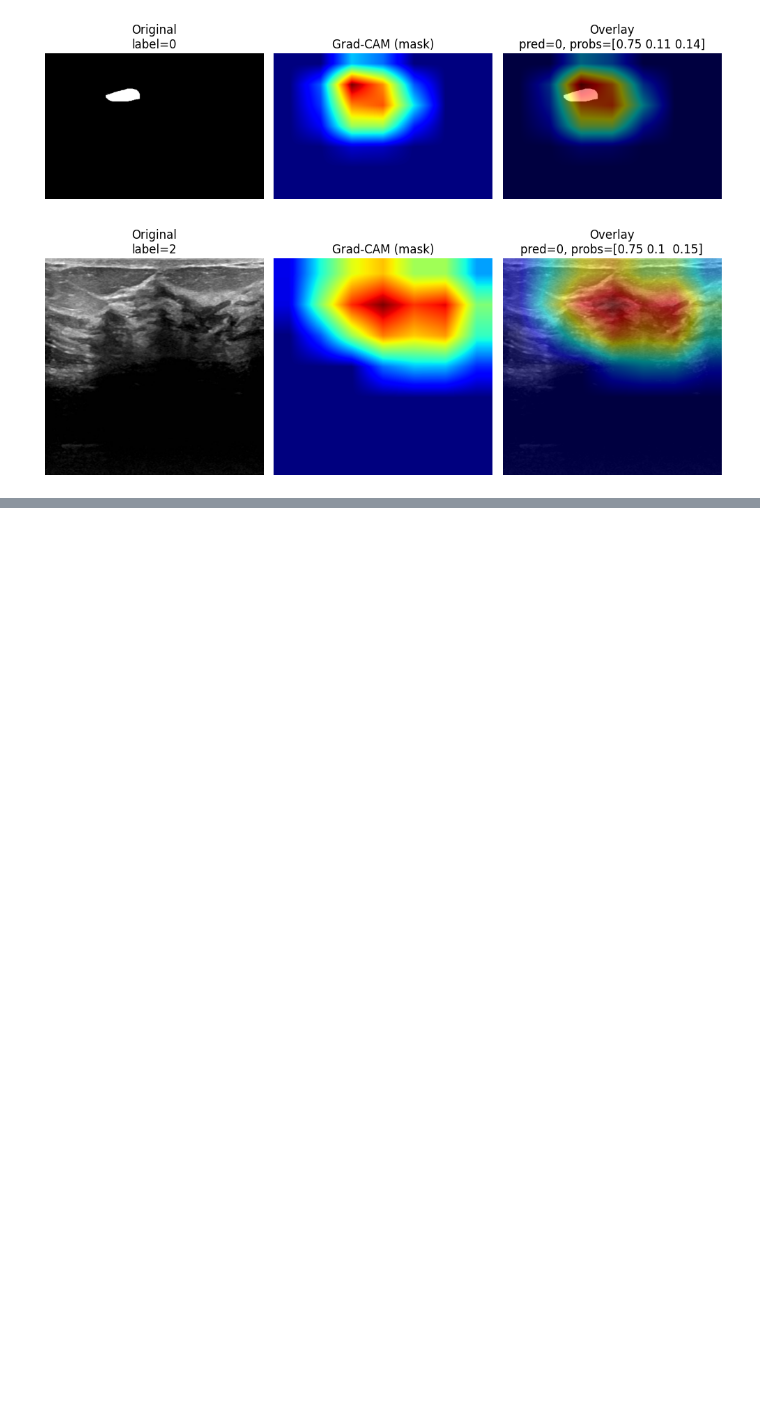
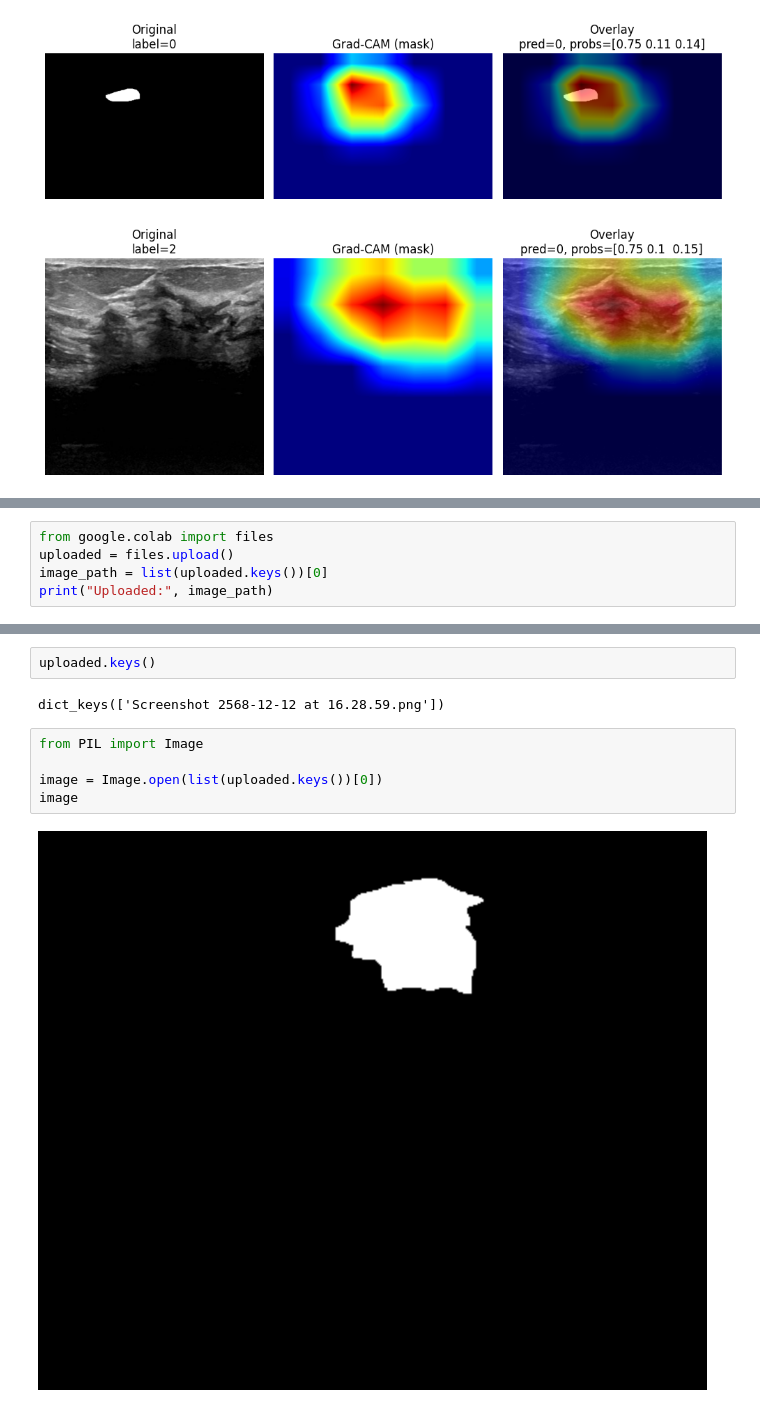
Before and after one commit to pengppng/finalprj, a Jupyter notebook: HybridCNN+Transformer+FocalLoss-QuickWins.ipynb, the cells around one changed output, grey strips where cells are left out. Drawn from its saved outputs; the diff is of its cells as text; blank space fills up the shorter version.

```diff
--- a/HybridCNN+Transformer+FocalLoss-QuickWins.ipynb
+++ b/HybridCNN+Transformer+FocalLoss-QuickWins.ipynb
@@ -735,0 +788,5 @@ show_gradcam_on_image(nor_path, true_label=nor_label)
+# %%
+from google.colab import files
+uploaded = files.upload()
+image_path = list(uploaded.keys())[0]
+print("Uploaded:", image_path)
@@ -735,0 +797,11 @@ show_gradcam_on_image(nor_path, true_label=nor_label)
+# %%
+uploaded.keys()
+# %% [output]
+dict_keys(['Screenshot 2568-12-12 at 16.28.59.png'])
+# %%
+from PIL import Image
+
+image = Image.open(list(uploaded.keys())[0])
+image
+# %% [output]
+[figure, added]
```
Also changed, not shown: parts of 17 cells of this notebook.
